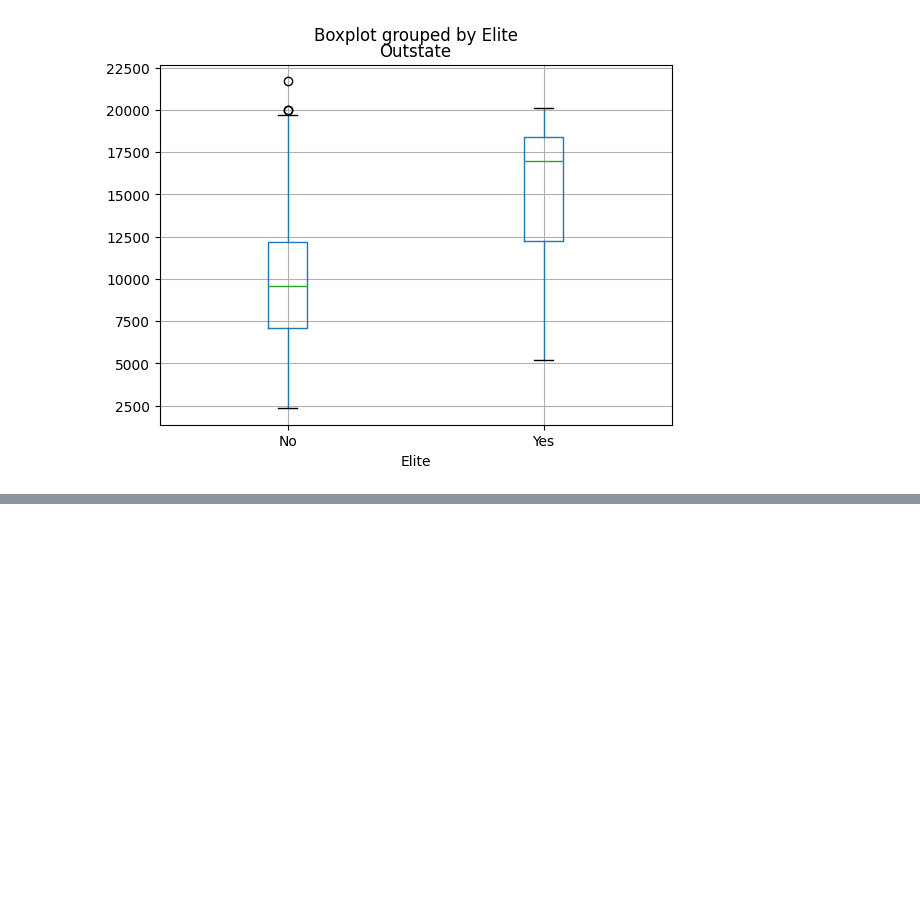
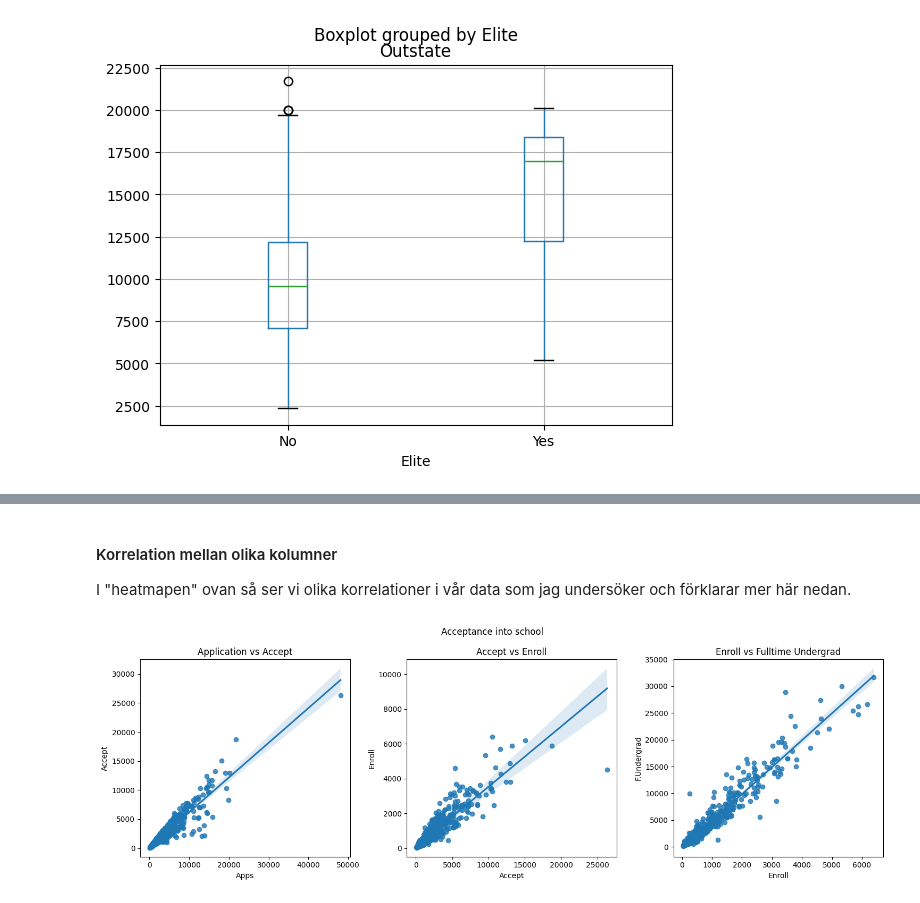
Before and after one commit to Adamhedlund/Databehandling-Adam-Hedlund, a Jupyter notebook: Labb/Labb.ipynb, the cells around one changed output, grey strips where cells are left out. Saved outputs shown, nothing was run; the diff lists cells and outputs as text; code cells hidden in the pictures; blank space fills up the shorter version.

```diff
--- a/Labb/Labb.ipynb
+++ b/Labb/Labb.ipynb
@@ -90,0 +104,15 @@ plt.subplots(2,2, figsize=(16,5))
+# %% [markdown]
+#### Korrelation mellan olika kolumner
+I "heatmapen" ovan så ser vi olika korrelationer i vår data som jag undersöker och förklarar mer här nedan.
+# %%
+fig, axes = plt.subplots(1,3 ,figsize=(15,5))
+fig.suptitle("Acceptance into school")
+sns.regplot(data=college, x="Apps", y="Accept", ax=axes[0])
+sns.regplot(data=college, x="Accept", y="Enroll", ax=axes[1])
+sns.regplot(data=college, x="Enroll", y="F.Undergrad", ax=axes[2])
+axes[0].set_title("Application vs Accept")
+axes[1].set_title("Accept vs Enroll")
+axes[2].set_title("Enroll vs Fulltime Undergrad")
+plt.tight_layout()
+# %% [output]
+[figure, added]
```
Also changed, not shown: parts of 5 cells of this notebook.
